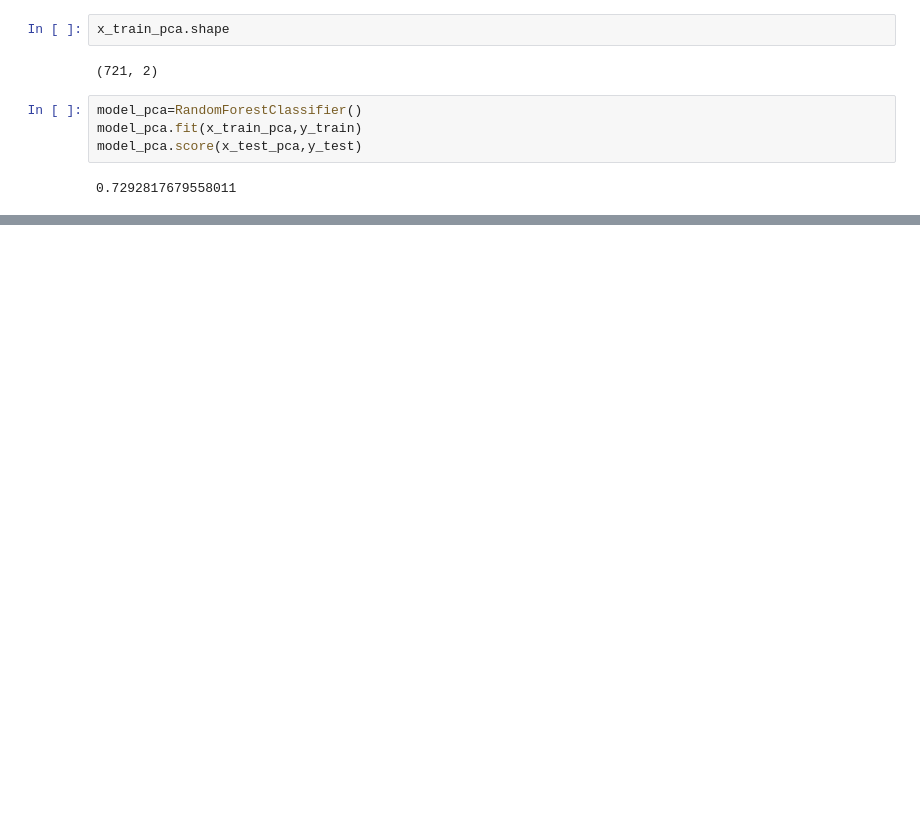
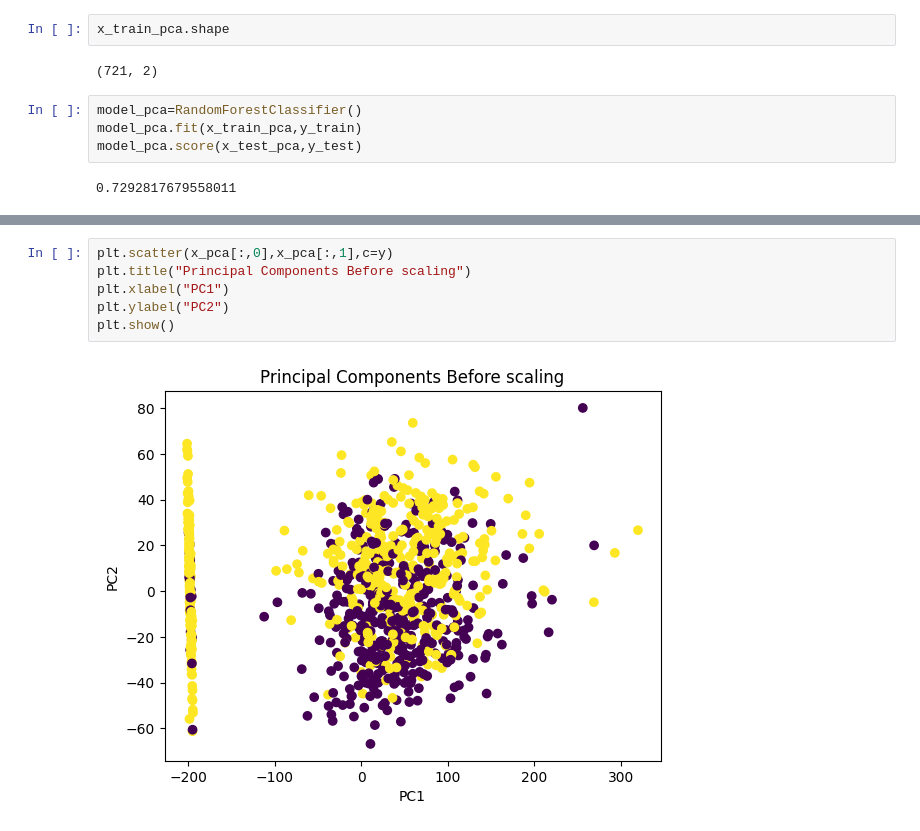
Before and after one commit to Devisri2003/Principal-Component-Analysis, a Jupyter notebook: PCA.ipynb, the cells around one changed output, grey strips where cells are left out. Drawn from its saved outputs; the diff is of its cells as text; blank space fills up the shorter version.

```diff
--- a/PCA.ipynb
+++ b/PCA.ipynb
@@ -259,0 +317,8 @@ model_pca.score(x_test_pca,y_test)
+# %%
+plt.scatter(x_pca[:,0],x_pca[:,1],c=y)
+plt.title("Principal Components Before scaling")
+plt.xlabel("PC1")
+plt.ylabel("PC2")
+plt.show()
+# %% [output]
+[figure, added]
```
Also changed, not shown: parts of 11 cells of this notebook.
